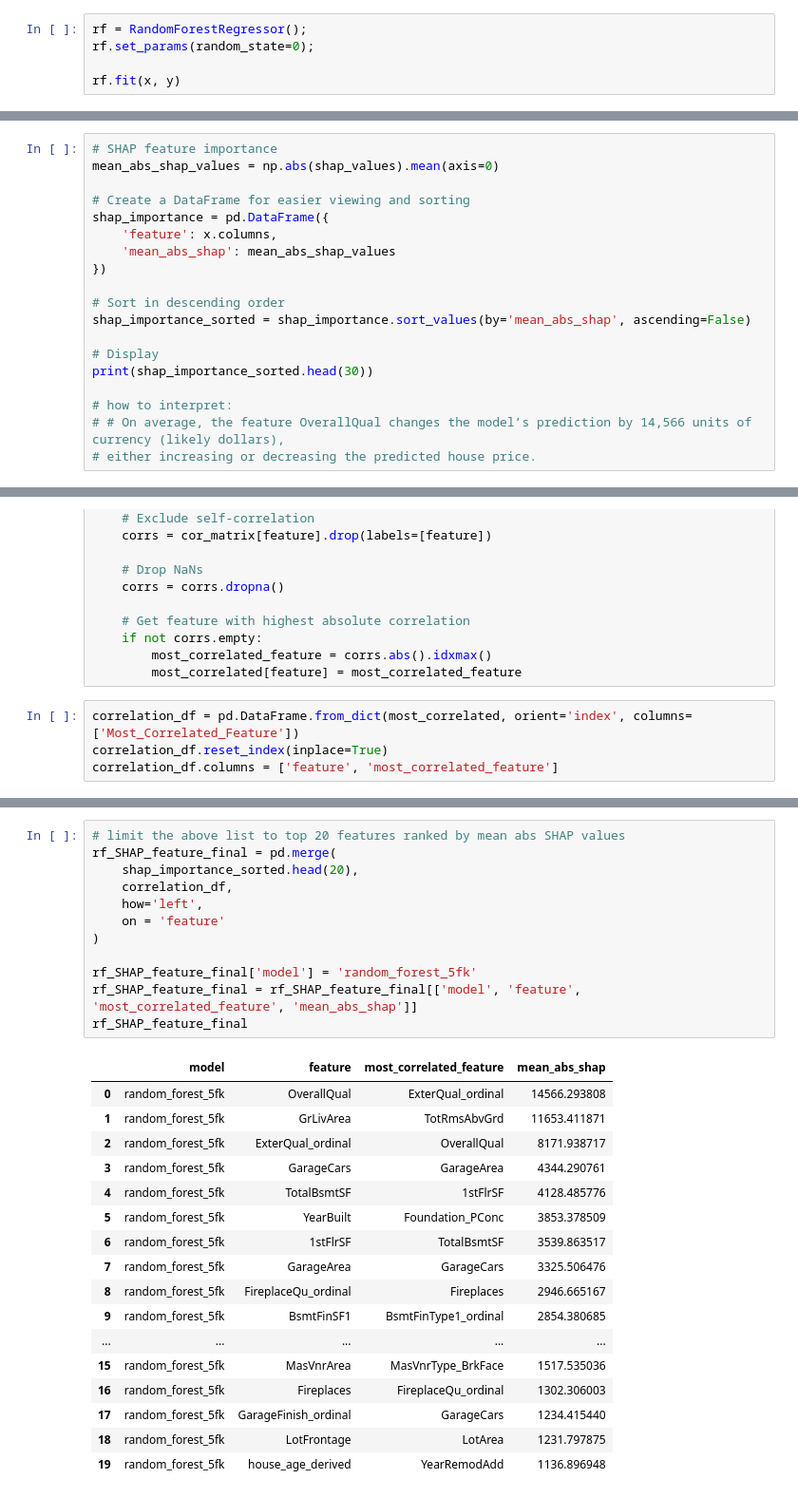
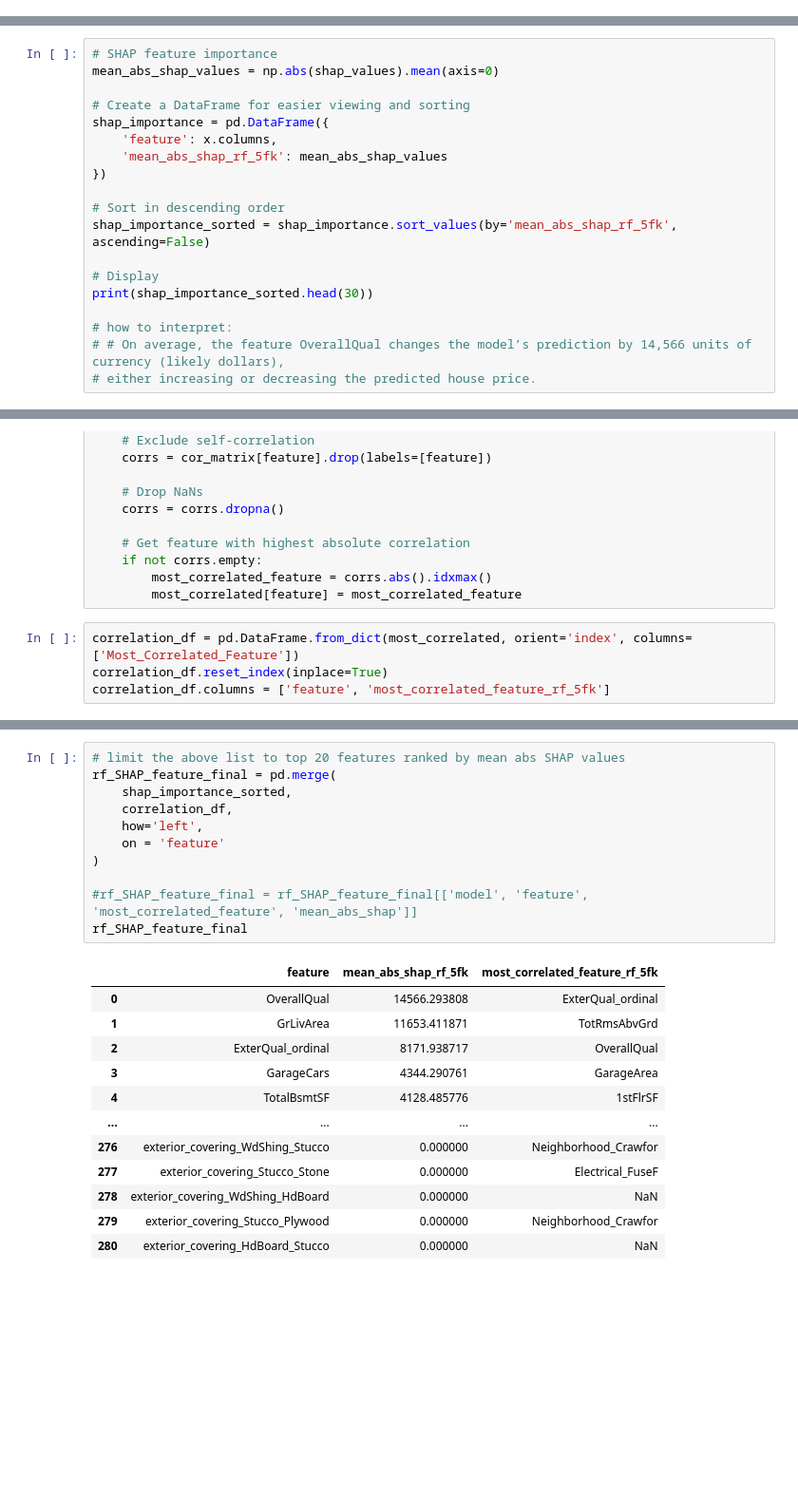
Before and after one commit to erinnyy/Ames_ML_Project, a Jupyter notebook: Random_Forest.ipynb, the cells around one changed output, grey strips where cells are left out. Shown at 95% size. Cells and saved outputs as stored; diff of their text form; blank space fills up the shorter version.

```diff
--- a/Random_Forest.ipynb
+++ b/Random_Forest.ipynb
@@ -32,8 +42,3 @@ df = df.drop(columns=[col for col in df.columns if col.endswith('_todrop')])
 # %%
 y = df['SalePrice'];
 x = df.drop(['SalePrice', 'PID'], axis = 1)
-# %%
-rf = RandomForestRegressor();
-rf.set_params(random_state=0);
-
-rf.fit(x, y)
@@ -280,11 +367,11 @@ mean_abs_shap_values = np.abs(shap_values).mean(axis=0)
 # Create a DataFrame for easier viewing and sorting
 shap_importance = pd.DataFrame({
     'feature': x.columns,
-    'mean_abs_shap': mean_abs_shap_values
+    'mean_abs_shap_rf_5fk': mean_abs_shap_values
 })
 
 # Sort in descending order
-shap_importance_sorted = shap_importance.sort_values(by='mean_abs_shap', ascending=False)
+shap_importance_sorted = shap_importance.sort_values(by='mean_abs_shap_rf_5fk', ascending=False)
 
 # Display
 print(shap_importance_sorted.head(30))
@@ -425,7 +512,7 @@ for feature in x_test.columns:
 # %%
 correlation_df = pd.DataFrame.from_dict(most_correlated, orient='index', columns=['Most_Correlated_Feature'])
 correlation_df.reset_index(inplace=True)
-correlation_df.columns = ['feature', 'most_correlated_feature']
+correlation_df.columns = ['feature', 'most_correlated_feature_rf_5fk']
 # %%
 correlation_df
 # %% [output]
@@ -445,30 +532,24 @@ correlation_df
 # %%
 # limit the above list to top 20 features ranked by mean abs SHAP values
 rf_SHAP_feature_final = pd.merge(
-    shap_importance_sorted.head(20),
+    shap_importance_sorted,
     correlation_df,
     how='left',
     on = 'feature'
 )
 
-rf_SHAP_feature_final['model'] = 'random_forest_5fk'
-rf_SHAP_feature_final = rf_SHAP_feature_final[['model', 'feature', 'most_correlated_feature', 'mean_abs_shap']]
+#rf_SHAP_feature_final = rf_SHAP_feature_final[['model', 'feature', 'most_correlated_feature', 'mean_abs_shap']]
 rf_SHAP_feature_final
 # %% [output]
-|  | model | feature | most_correlated_feature | mean_abs_shap |
-| 0 | random_forest_5fk | OverallQual | ExterQual_ordinal | 14566.293808 |
-| 1 | random_forest_5fk | GrLivArea | TotRmsAbvGrd | 11653.411871 |
-| 2 | random_forest_5fk | ExterQual_ordinal | OverallQual | 8171.938717 |
-| 3 | random_forest_5fk | GarageCars | GarageArea | 4344.290761 |
-| 4 | random_forest_5fk | TotalBsmtSF | 1stFlrSF | 4128.485776 |
-| 5 | random_forest_5fk | YearBuilt | Foundation_PConc | 3853.378509 |
-| 6 | random_forest_5fk | 1stFlrSF | TotalBsmtSF | 3539.863517 |
-| 7 | random_forest_5fk | GarageArea | GarageCars | 3325.506476 |
-| 8 | random_forest_5fk | FireplaceQu_ordinal | Fireplaces | 2946.665167 |
-| 9 | random_forest_5fk | BsmtFinSF1 | BsmtFinType1_ordinal | 2854.380685 |
-| ... | ... | ... | ... | ... |
-| 15 | random_forest_5fk | MasVnrArea | MasVnrType_BrkFace | 1517.535036 |
-| 16 | random_forest_5fk | Fireplaces | FireplaceQu_ordinal | 1302.306003 |
-| 17 | random_forest_5fk | GarageFinish_ordinal | GarageCars | 1234.415440 |
-| 18 | random_forest_5fk | LotFrontage | LotArea | 1231.797875 |
-| 19 | random_forest_5fk | house_age_derived | YearRemodAdd | 1136.896948 |
+|  | feature | mean_abs_shap_rf_5fk | most_correlated_feature_rf_5fk |
+| 0 | OverallQual | 14566.293808 | ExterQual_ordinal |
+| 1 | GrLivArea | 11653.411871 | TotRmsAbvGrd |
+| 2 | ExterQual_ordinal | 8171.938717 | OverallQual |
+| 3 | GarageCars | 4344.290761 | GarageArea |
+| 4 | TotalBsmtSF | 4128.485776 | 1stFlrSF |
+| ... | ... | ... | ... |
+| 276 | exterior_covering_WdShing_Stucco | 0.000000 | Neighborhood_Crawfor |
+| 277 | exterior_covering_Stucco_Stone | 0.000000 | Electrical_FuseF |
+| 278 | exterior_covering_WdShing_HdBoard | 0.000000 | NaN |
+| 279 | exterior_covering_Stucco_Plywood | 0.000000 | Neighborhood_Crawfor |
+| 280 | exterior_covering_HdBoard_Stucco | 0.000000 | NaN |
```
Also changed, not shown: parts of 25 cells of this notebook.
